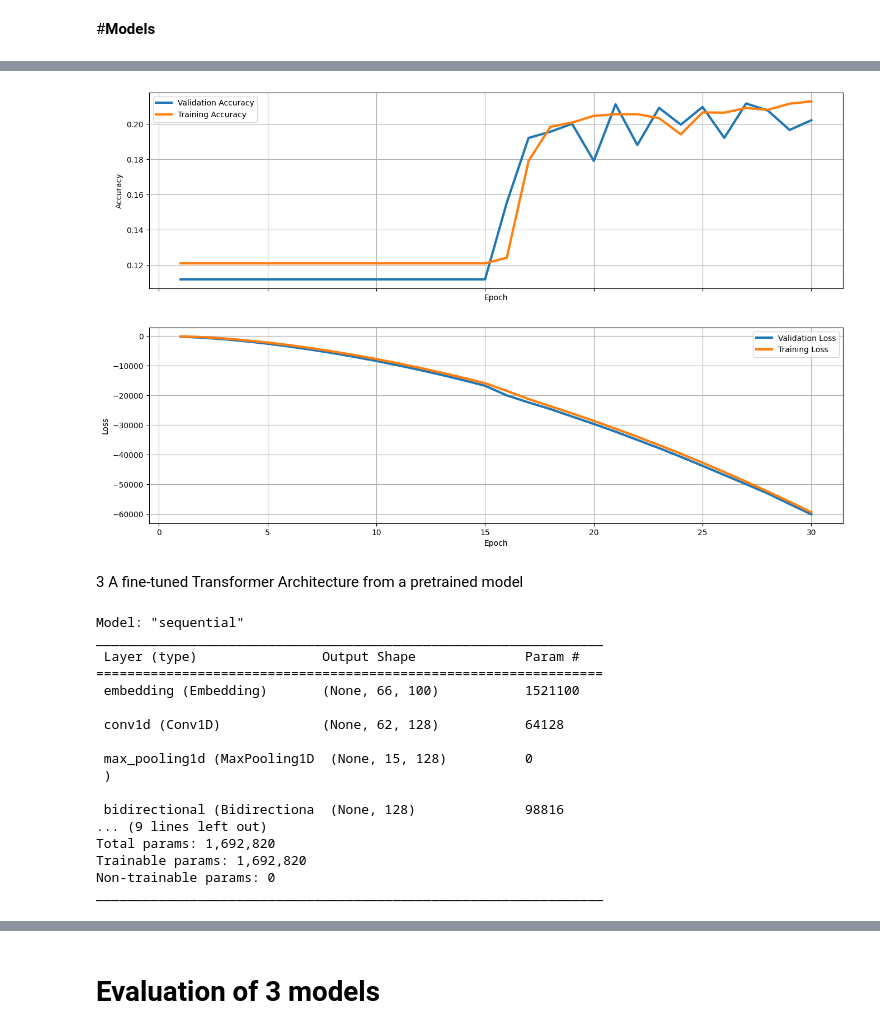
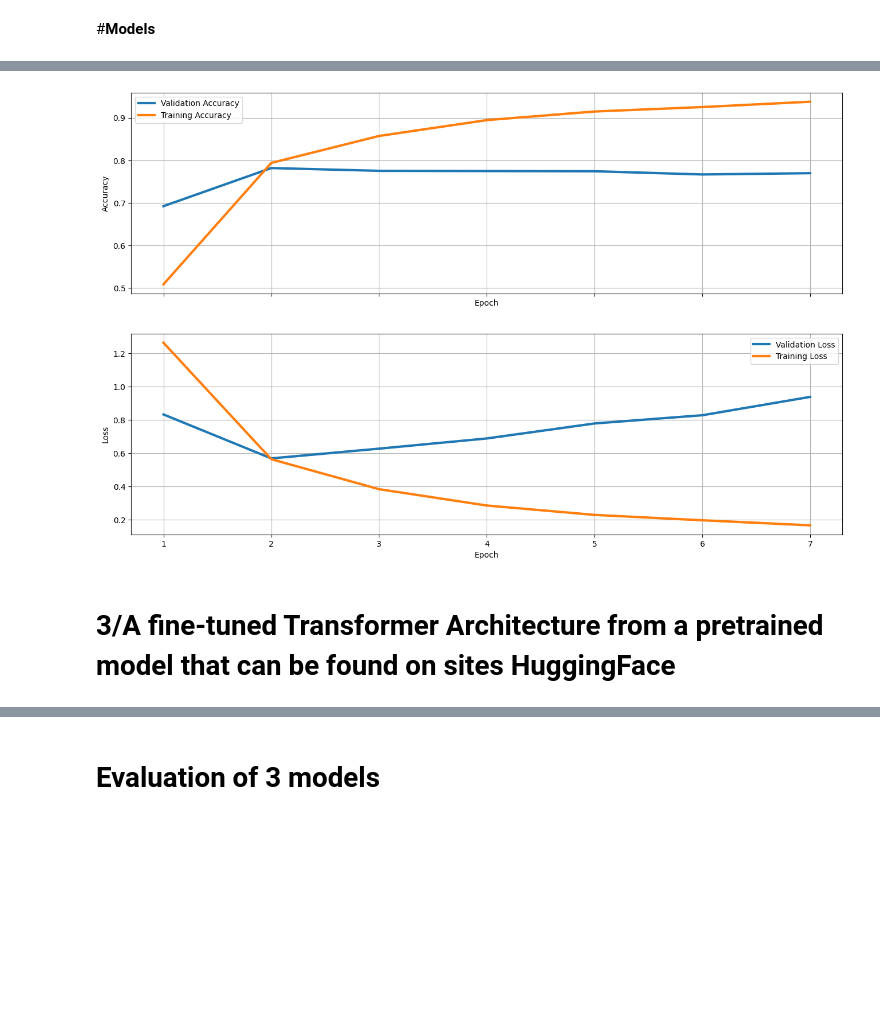
Before and after one commit to RymMehdi/Rym, a Jupyter notebook: nlp_project.ipynb, the cells around one changed output, grey strips where cells are left out. Saved outputs shown, nothing was run; the diff lists cells and outputs as text; code cells hidden in the pictures; blank space fills up the shorter version.

```diff
--- a/nlp_project.ipynb
+++ b/nlp_project.ipynb
@@ -140,6 +137,8 @@ train_dataset = train_dataset.batch(32)
 
 test_dataset = tf.data.Dataset.from_tensor_slices((X_test_padded, y_test_encoded))
 test_dataset = test_dataset.batch(32)
+# %%
+num_classes = len(train_data['feeling'].unique())
 # %% [markdown]
 #**Models**
 # %% [markdown]
@@ -240,0 +206,15 @@ _________________________________________________________________
+# %%
+# Model definition with lstm
+model_lstm = tf.keras.Sequential([
+    Embedding(vocab_size, 100, input_length=max_len),
+    Conv1D(128, 5, activation='leaky_relu'),
+    BatchNormalization(),
+    MaxPooling1D(pool_size=4),
+    Bidirectional(LSTM(64)),
+    Dense(64, activation='leaky_relu'),
+    BatchNormalization(),
+    tf.keras.layers.Dropout(0.2),
+    Dense(num_classes, activation='softmax')
+])
+
+model_lstm.summary()
@@ -242,7 +240,7 @@ _________________________________________________________________
 tf.keras.backend.clear_session()
 
 early = tf.keras.callbacks.EarlyStopping(patience=5, restore_best_weights=True)
-model_gru.compile(loss='binary_crossentropy', optimizer='adam', metrics=['accuracy'])
-history_gru = model_gru.fit(X_train_padded, y_train_encoded, epochs=30, batch_size=32, validation_data=(X_test_padded, y_test_encoded), callbacks=[early])
+model_lstm.compile(loss='sparse_categorical_crossentropy',optimizer='adam',metrics=['accuracy'])
+history_lstm = model_lstm.fit(X_train_padded, y_train_encoded, epochs=30, batch_size=32, validation_data=(X_test_padded, y_test_encoded), callbacks=[early])
 # %% [output]
 Epoch 1/30
@@ -265,35 +260,6 @@ Epoch 30/30
 # %%
-plot_results(history_gru)
+plot_results(history_lstm)
 # %% [output]
-[figure, old version]
+[figure, new version]
 # %% [markdown]
-3 A fine-tuned Transformer Architecture from a pretrained model
+# **3/A fine-tuned Transformer Architecture from a pretrained model that can be found on sites HuggingFace**
-# %%
-model3 = tf.keras.models.Sequential()
-model3.add(tf.keras.layers.Embedding(vocab_size, 100, input_length=max_len))
-model3.add(tf.keras.layers.Conv1D(128, 5, activation='relu'))
-model3.add(tf.keras.layers.MaxPooling1D(pool_size=4))
-model3.add(tf.keras.layers.Bidirectional(tf.keras.layers.LSTM(64)))
-model3.add(tf.keras.layers.Dense(64, activation='relu'))
-model3.add(tf.keras.layers.Dropout(0.2))
-model3.add(tf.keras.layers.Dense(8, activation='softmax'))
-
-model3.summary()
-# %% [output]
-Model: "sequential"
-_________________________________________________________________
- Layer (type)                Output Shape              Param #
-=================================================================
- embedding (Embedding)       (None, 66, 100)           1521100
-
- conv1d (Conv1D)             (None, 62, 128)           64128
-
- max_pooling1d (MaxPooling1D  (None, 15, 128)          0
- )
-
- bidirectional (Bidirectiona  (None, 128)              98816
-... (9 lines left out)
-Total params: 1,692,820
-Trainable params: 1,692,820
-Non-trainable params: 0
-_________________________________________________________________
```
Also changed, not shown: parts of 51 cells of this notebook.
